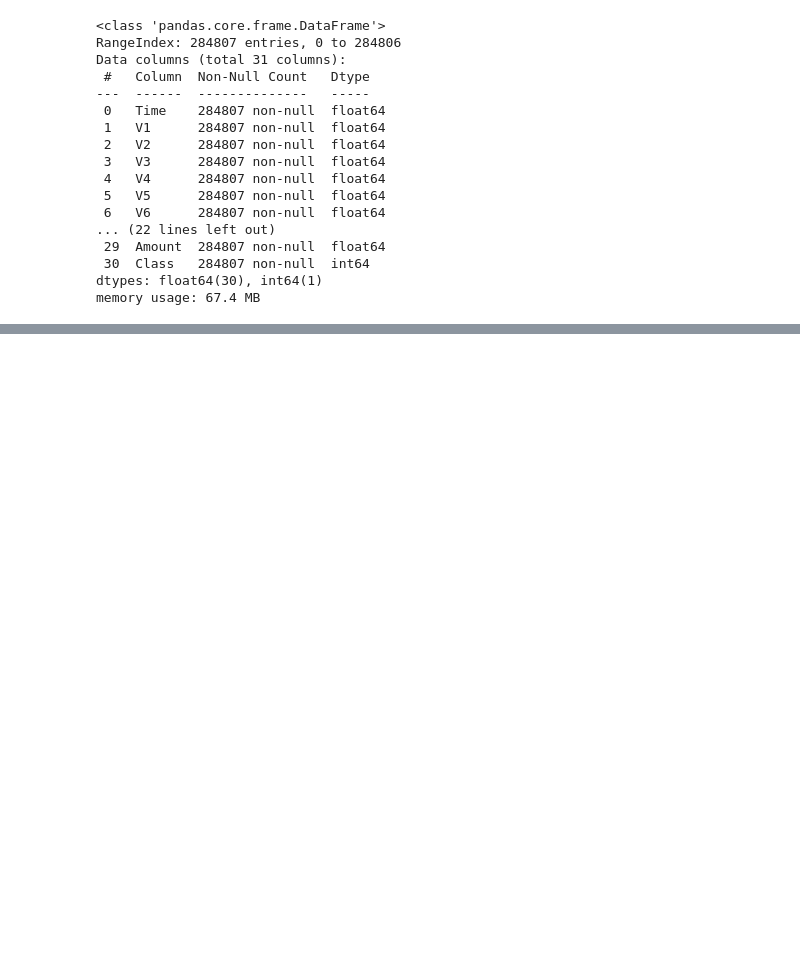
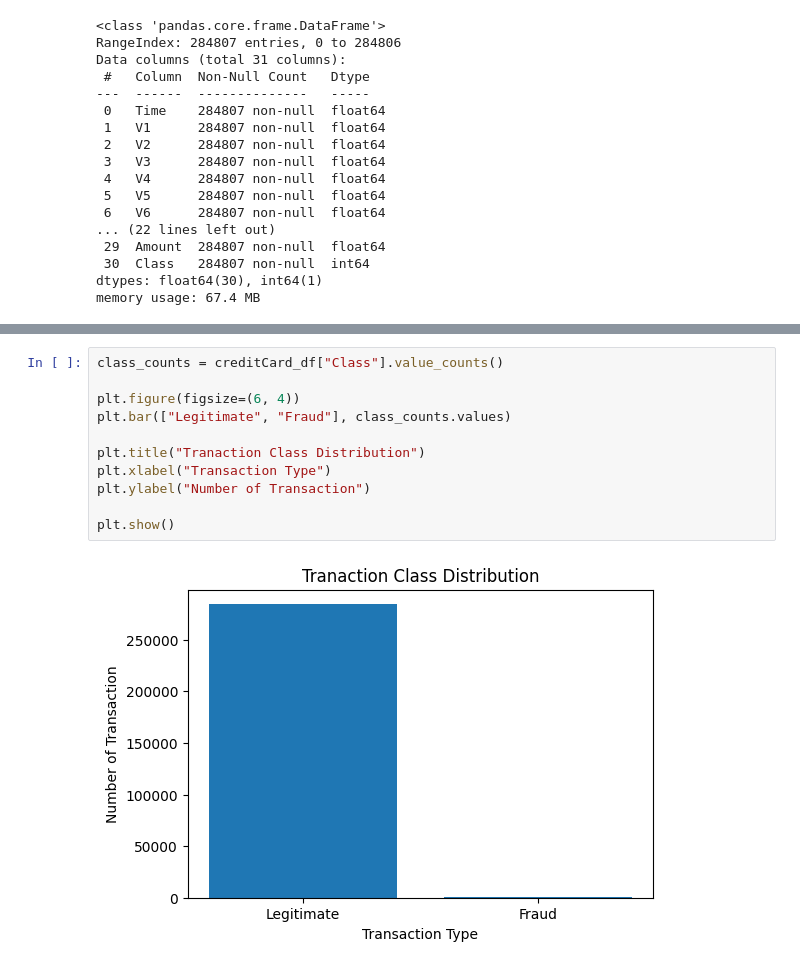
Before and after one commit to fahimshahariar1/transaction-fraud-detector, a Jupyter notebook: Transaction_Fraud_Detector.ipynb, the cells around one changed output, grey strips where cells are left out. Saved outputs shown, nothing was run; the diff lists cells and outputs as text; blank space fills up the shorter version.

```diff
--- a/Transaction_Fraud_Detector.ipynb
+++ b/Transaction_Fraud_Detector.ipynb
@@ -52 +90,14 @@ creditCard_df["Class"].value_counts(normalize=True)
 dtype: float64
+# %%
+class_counts = creditCard_df["Class"].value_counts()
+
+plt.figure(figsize=(6, 4))
+plt.bar(["Legitimate", "Fraud"], class_counts.values)
+
+plt.title("Tranaction Class Distribution")
+plt.xlabel("Transaction Type")
+plt.ylabel("Number of Transaction")
+
+plt.show()
+# %% [output]
+[figure, added]
```
Also changed, not shown: parts of 13 cells of this notebook.
